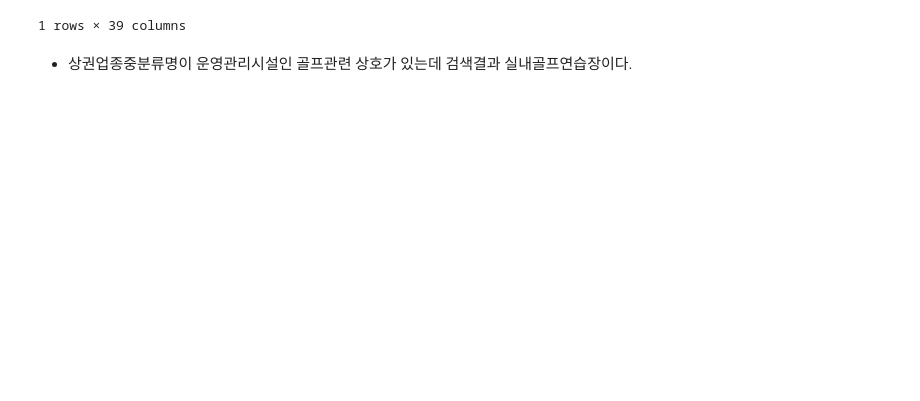
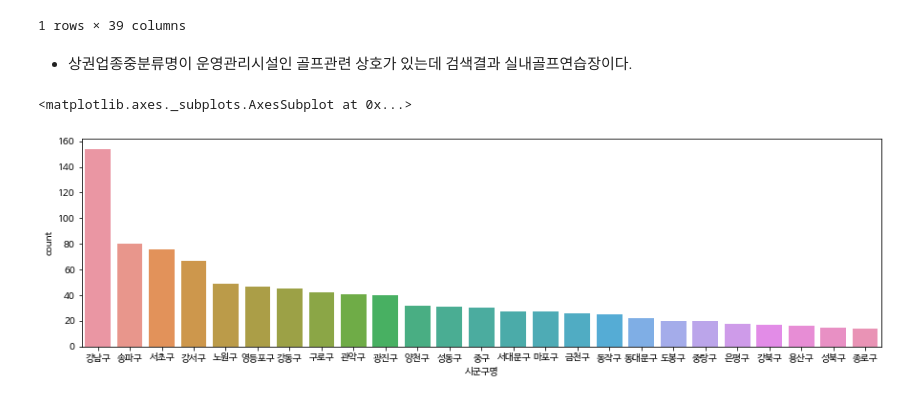
Before and after one commit to JaeHong-Park987/commercial_area, a Jupyter notebook: 상권정보(서울) 데이터 분석.ipynb, the cells around one changed output. Drawn from its saved outputs; the diff is of its cells as text; code cells hidden in the pictures; blank space fills up the shorter version.

```diff
--- a/상권정보(서울) 데이터 분석.ipynb
+++ b/상권정보(서울) 데이터 분석.ipynb
@@ -372,3 +372,17 @@ df_sports[df_sports["건물명"] == "홍은동골프연습장"]
 1 rows × 39 columns
 # %% [markdown]
 * 상권업종중분류명이 운영관리시설인 골프관련 상호가 있는데 검색결과 실내골프연습장이다.
+# %%
+# 시군구별 골프장의 수 시각화
+
+# 시군구별 수
+golf_n = df_golf["시군구명"].value_counts()
+# print(golf_n)
+
+
+# 시각화
+plt.figure(figsize=(15,4))
+sns.countplot(data=df_golf, x ="시군구명",order = golf_n.index)
+# %% [output]
+<matplotlib.axes._subplots.AxesSubplot at 0x...>
+[figure, added]
```
Also changed, not shown: parts of 14 cells of this notebook, 1 other file.
